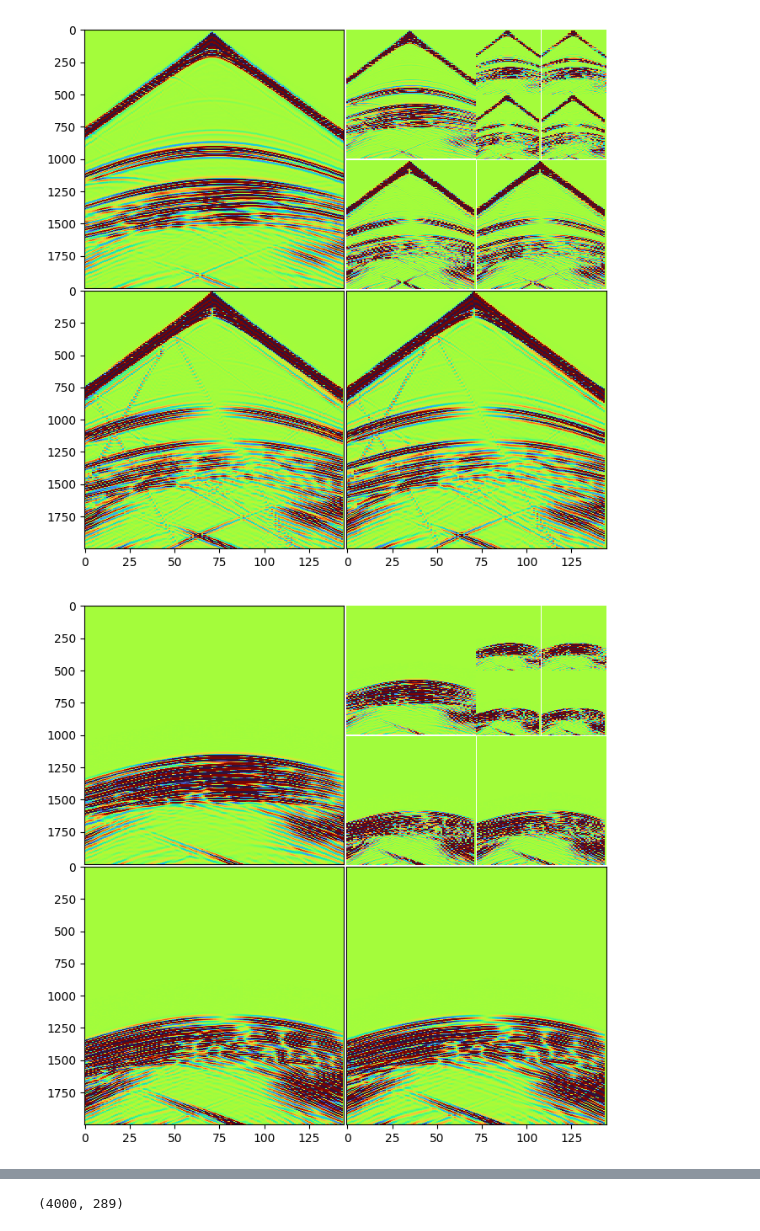
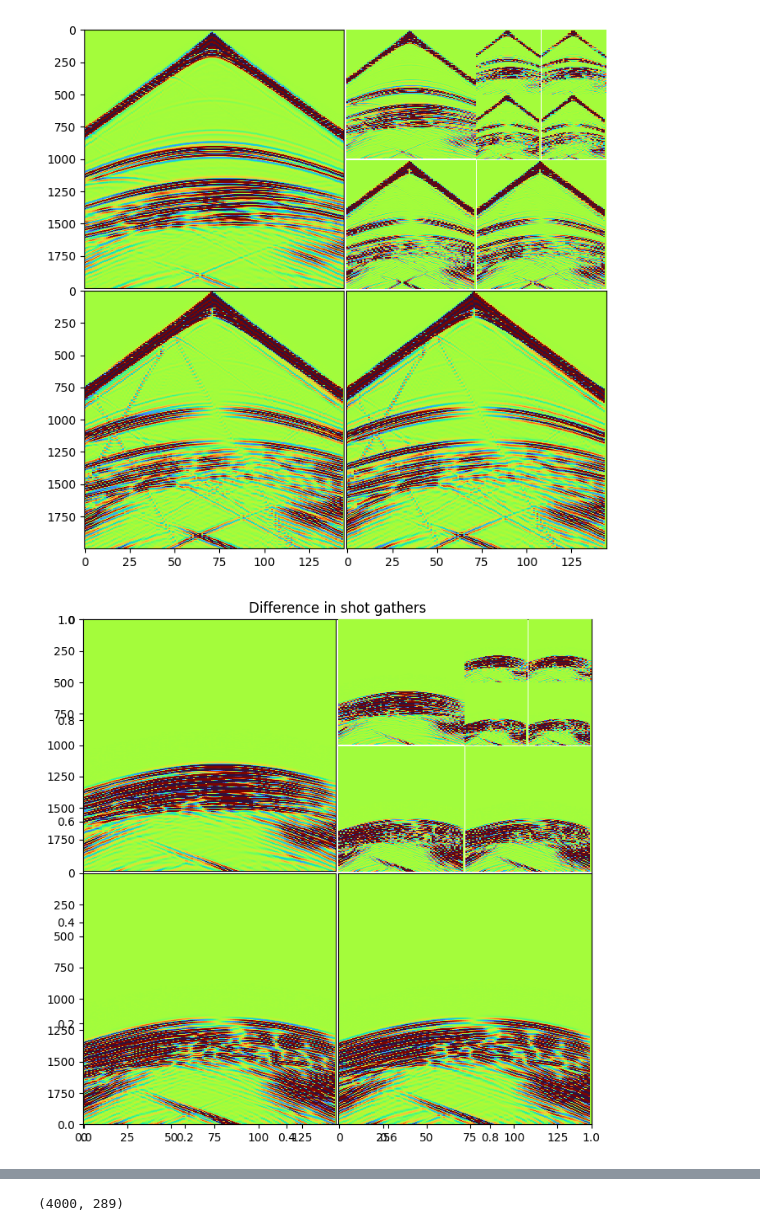
Before and after one commit to aissah/display_wavelets, a Jupyter notebook: velocity_models.ipynb, the cells around one changed output, grey strips where cells are left out. Drawn from its saved outputs; the diff is of its cells as text; code cells hidden in the pictures.

```diff
--- a/velocity_models.ipynb
+++ b/velocity_models.ipynb
@@ -5,3 +7,3 @@ import pywt
 # %%
-model1 = np.load('data/shot35_Vmodel1.npy')
-model2 = np.load('data/shot35_Vmodel2.npy')
+gather_vm1 = np.load('data/shot35_Vmodel1.npy')
+gather_vm2 = np.load('data/shot35_Vmodel2.npy')
@@ -24,7 +30,7 @@ wavelet = 'haar'  # You can choose a different wavelet, haar
 level = 3  # Number of decomposition levels
 
 # data to use
-pdata = model1
+pdata = gather_vm1
 # Perform 2D wavelet decomposition
 coeffs = pywt.wavedec2(pdata, wavelet, level=level)
 # %%
@@ -75,6 +82,6 @@ plt.subplots_adjust(wspace=0.01, hspace=0.01)
 # %%
 # data to use
-pdata = model2
+pdata = gather_vm2
 # Perform 2D wavelet decomposition
 coeffs = pywt.wavedec2(pdata, wavelet, level=level)
 # %%
@@ -124,13 +132,14 @@ plt.subplots_adjust(wspace=0.01, hspace=0.01)
 [figure]
 # %%
 # data to use
-pdata = model2 - model1
+pdata = gather_vm2 - gather_vm1
 # Perform 2D wavelet decomposition
 coeffs = pywt.wavedec2(pdata, wavelet, level=level)
 # %%
 level_rows = int(2**level)
 color_map = "turbo" #CMAP
 plt.figure(figsize=(level_rows, level_rows))
+plt.title("Difference in shot gathers")
 ax1 = plt.subplot(level_rows,level_rows,level_rows)
 ax1.axis('equal')
 # plt.imshow(coeffs[0], cmap=color_map)
@@ -144,33 +153,33 @@ for i in range(1,level+1):
     # plt.imshow(coeffs[i][0], cmap=color_map)
     plt.imshow(coeffs[i][0], cmap=color_map,
            vmin=-np.percentile(np.absolute(coeffs[i][0]),90),
            vmax=np.percentile(np.absolute(coeffs[i][0]),90), aspect='auto', interpolation='none')
     if i != level:
         ax1.axis('off')
     else:
         ax1.xaxis.set_visible(False)
     ax1 = plt.subplot(level_rows,level_rows,2*level_rows-1)
     ax1.axis('equal')
     # plt.imshow(coeffs[i][2], cmap=color_map)
     plt.imshow(coeffs[i][2], cmap=color_map,
            vmin=-np.percentile(np.absolute(coeffs[i][2]),90),
            vmax=np.percentile(np.absolute(coeffs[i][2]),90), aspect='auto', interpolation='none')
     if i != level:
         ax1.axis('off')
     ax1 = plt.subplot(level_rows,level_rows,2*level_rows)
     ax1.axis('equal')
     # plt.imshow(coeffs[i][1], cmap=color_map)
     plt.imshow(coeffs[i][1], cmap=color_map,
            vmin=-np.percentile(np.absolute(coeffs[i][1]),90),
            vmax=np.percentile(np.absolute(coeffs[i][1]),90), aspect='auto', interpolation='none')
         #    extent=(0,len(pdata[0])/samples_per_sec, start_ch, start_ch + nchannels))
     if i != level:
         ax1.axis('off')
     else:
         ax1.yaxis.set_visible(False)
     level_rows = int(level_rows/2)
 plt.subplots_adjust(wspace=0.01, hspace=0.01)
 # %% [output]
-[figure, old version]
+[figure, new version]
 # %%
 plt.imshow(pdata, aspect='auto')
```
Also changed, not shown: parts of 9 cells of this notebook, 2 other files.
